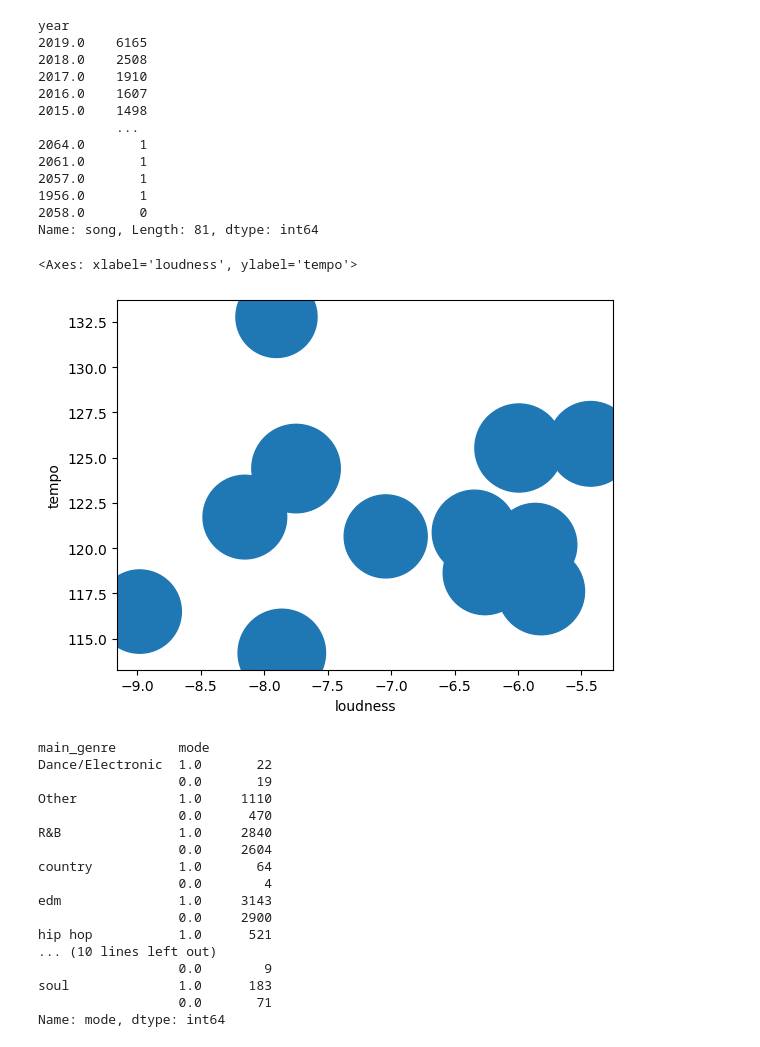
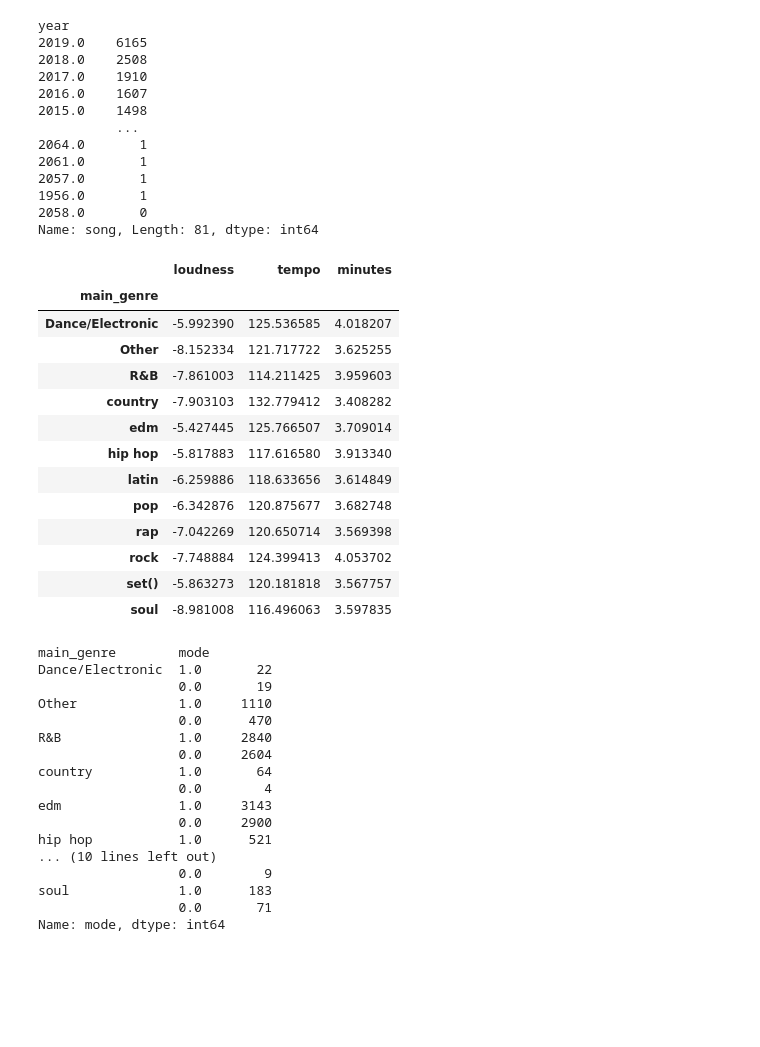
Before and after one commit to tmartabano/Project-for-Data-Munging, a Jupyter notebook: Final_Project_Data2.ipynb, the cells around one changed output. Saved outputs shown, nothing was run; the diff lists cells and outputs as text; code cells hidden in the pictures; blank space fills up the shorter version.

```diff
--- a/Final_Project_Data2.ipynb
+++ b/Final_Project_Data2.ipynb
@@ -235,10 +235,23 @@ Name: song, Length: 81, dtype: int64
 # %%
 #comparison across genre
 genre_compare_df = big_df.groupby('main_genre')[['loudness', 'tempo', 'minutes']].mean()
-genre_compare_df.plot.scatter( 'loudness', 'tempo', s = genre_compare_df['minutes'] * 1000)
+#genre_compare_df.plot.scatter( 'loudness', 'tempo', s = genre_compare_df['minutes'] * 1000)
+genre_compare_df
 # %% [output]
-<Axes: xlabel='loudness', ylabel='tempo'>
-[figure, removed]
+|  | loudness | tempo | minutes |
+| main_genre |  |  |  |
+| Dance/Electronic | -5.992390 | 125.536585 | 4.018207 |
+| Other | -8.152334 | 121.717722 | 3.625255 |
+| R&B | -7.861003 | 114.211425 | 3.959603 |
+| country | -7.903103 | 132.779412 | 3.408282 |
+| edm | -5.427445 | 125.766507 | 3.709014 |
+| hip hop | -5.817883 | 117.616580 | 3.913340 |
+| latin | -6.259886 | 118.633656 | 3.614849 |
+| pop | -6.342876 | 120.875677 | 3.682748 |
+| rap | -7.042269 | 120.650714 | 3.569398 |
+| rock | -7.748884 | 124.399413 | 4.053702 |
+| set() | -5.863273 | 120.181818 | 3.567757 |
+| soul | -8.981008 | 116.496063 | 3.597835 |
 # %%
 #mode count by genre
 mode_counts = big_df.groupby('main_genre')['mode'].value_counts()
```
Also changed, not shown: parts of 1 cell of this notebook.
